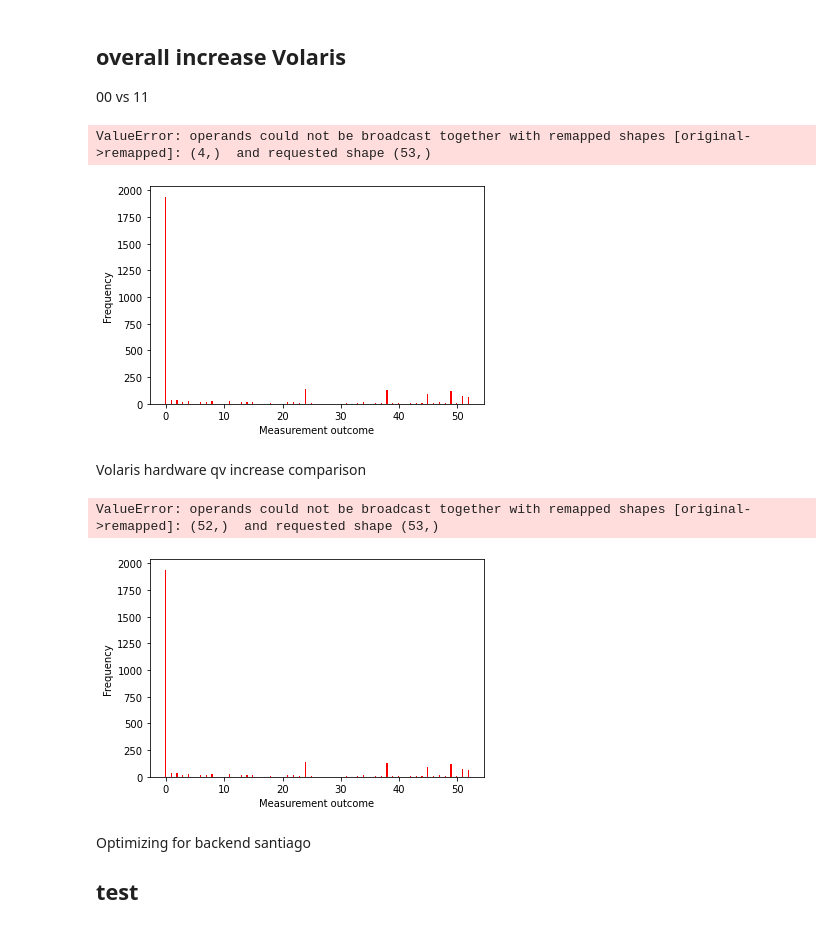
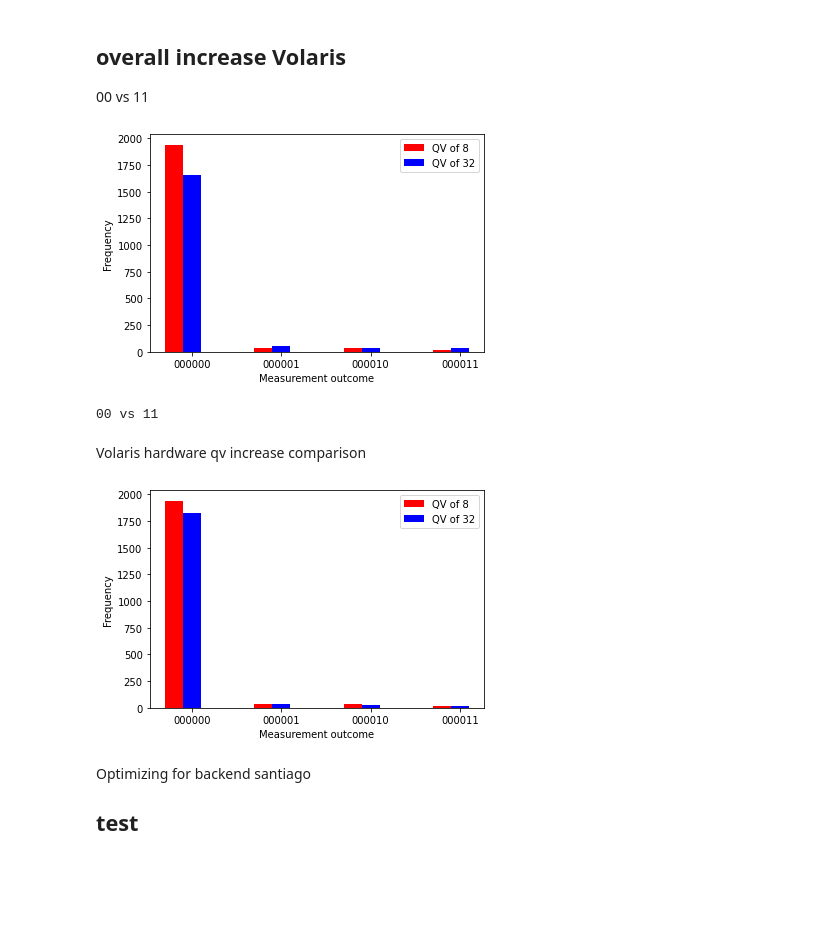
Before and after one commit to NiklasElsaesser/Quantum-Biscuit, a Jupyter notebook: Quantum-Biscuit-Optimization.ipynb, the cells around one changed output. Drawn from its saved outputs; the diff is of its cells as text; code cells hidden in the pictures; blank space fills up the shorter version.

Commit message:
fixed param error

```diff
--- a/Quantum-Biscuit-Optimization.ipynb
+++ b/Quantum-Biscuit-Optimization.ipynb
@@ -329,36 +361,35 @@ df2["versuch"]="b"
 #print(df)
 plt.ylabel("Frequency")
 plt.xlabel("Measurement outcome")
-plt.bar(x=df1.index-0.1, height=df1["Frequency"],color=df1["versuch"],width=0.2,tick_label=["00","01","10","11"],label='QV of 8')
-plt.bar(x=df2.index+0.1, height=df2["Frequency"],color=df2["versuch"],width=0.2,tick_label=["00","01","10","11"],label='QV of 32')
+plt.bar(x=df1.index-0.1, height=df1["Frequency"],color=df1["versuch"],width=0.2,tick_label=["000000","000001","000010","000011"],label='QV of 8')
+plt.bar(x=df2.index+0.1, height=df2["Frequency"],color=df2["versuch"],width=0.2,tick_label=["000000","000001","000010","000011"],label='QV of 32')
 plt.legend()
 plt.show()
 print("00 vs 11")
 #not functional
 # %% [output]
+[figure, new version]
-ValueError: operands could not be broadcast together with remapped shapes [original->remapped]: (4,)  and requested shape (53,)
+00 vs 11
-[figure, old version]
 # %% [markdown]
 Volaris hardware qv increase comparison
 # %%
 import pandas as pd
 import matplotlib.pyplot as plt
 
 df1 = pd.read_csv('00.csv' )
 df2 = pd.read_csv('10.csv')
 df1["versuch"]="r"
 df2["versuch"]="b"
 
 #print(df)
 plt.ylabel("Frequency")
 plt.xlabel("Measurement outcome")
-plt.bar(x=df1.index-0.1, height=df1["Frequency"],color=df1["versuch"],width=0.2,tick_label=["000000","000001","000010","000011","000100","000101","000110","000111","001000","001001","001011","001100","001101","001110","001111","010000","010001","010100","010110","010111","011000","011010","011100","011110","011111","100000","100001","100010","100100","100110","100111“,“101000","101010","101011","101100","101110","101111","110000","110001","110010","110011","110100","110101","110110","110111","111000","111001","111010","111011","111100","111101","111110","111111"],label='QV of 8')
-plt.bar(x=df2.index+0.1, height=df2["Frequency"],color=df2["versuch"],width=0.2,tick_label=["000000","000001","000010","000011","000100","000101","000110","000111","001000","001001","001011","001100","001101","001110","001111","010000","010001","010100","010110","010111","011000","011010","011100","011110","011111","100000","100001","100010","100100","100110","100111","101000","101010","101011","101100","101110","101111","110000","110001","110010","110011","110100","110101","110110","110111","111000","111001","111010","111011","111100","111101","111110","111111"],label='QV of 32')
+plt.bar(x=df1.index-0.1, height=df1["Frequency"],color=df1["versuch"],width=0.2,tick_label=["000000","000001","000010","000011"],label='QV of 8')
+plt.bar(x=df2.index+0.1, height=df2["Frequency"],color=df2["versuch"],width=0.2,tick_label=["000000","000001","000010","000011"],label='QV of 32')
 plt.legend()
 plt.show()
 # %% [output]
-ValueError: operands could not be broadcast together with remapped shapes [original->remapped]: (52,)  and requested shape (53,)
-[figure, old version]
+[figure, new version]
 # %% [markdown]
 Optimizing for backend santiago
 ## test
```
Also changed, not shown: parts of 13 cells of this notebook.
